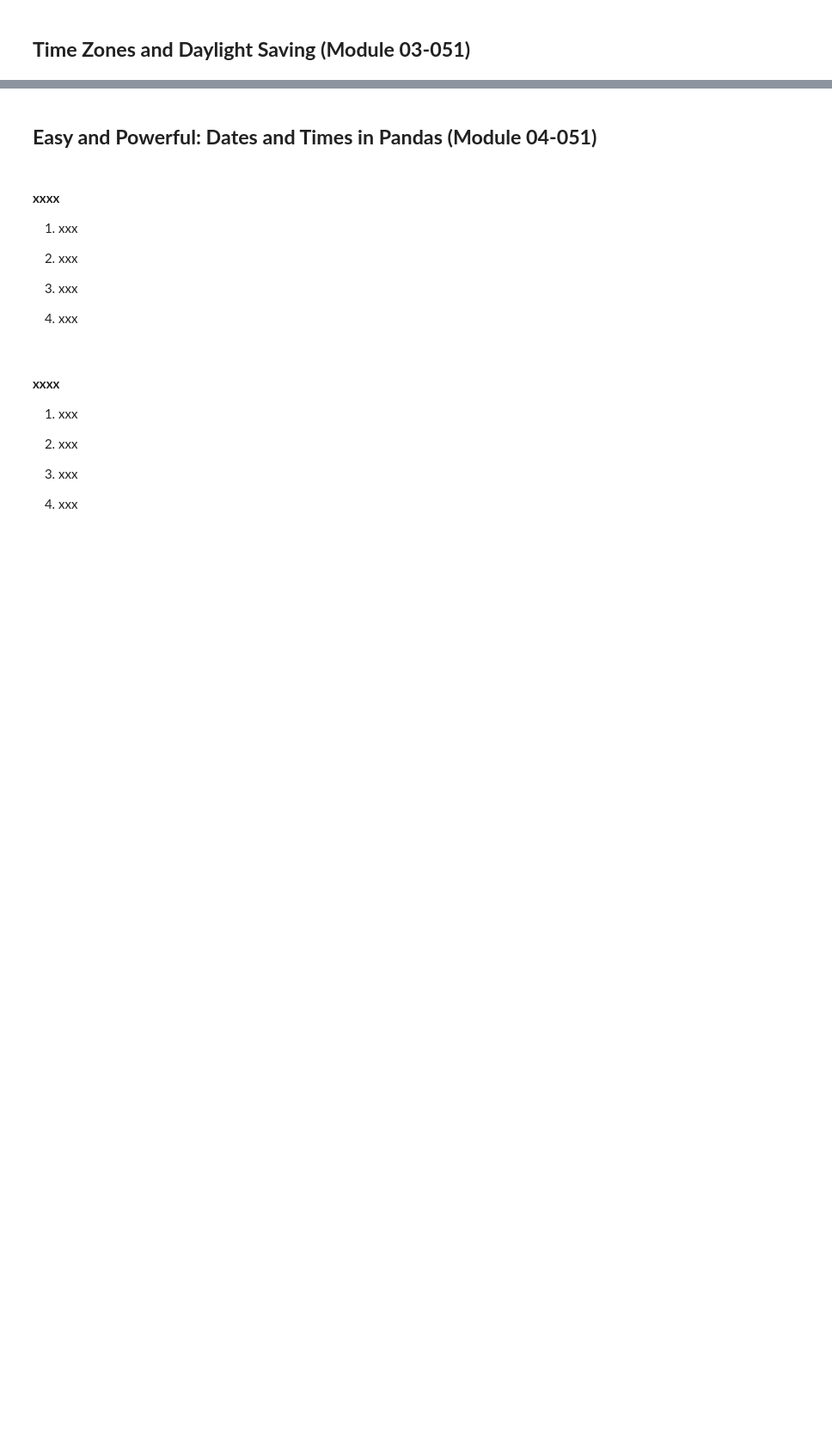
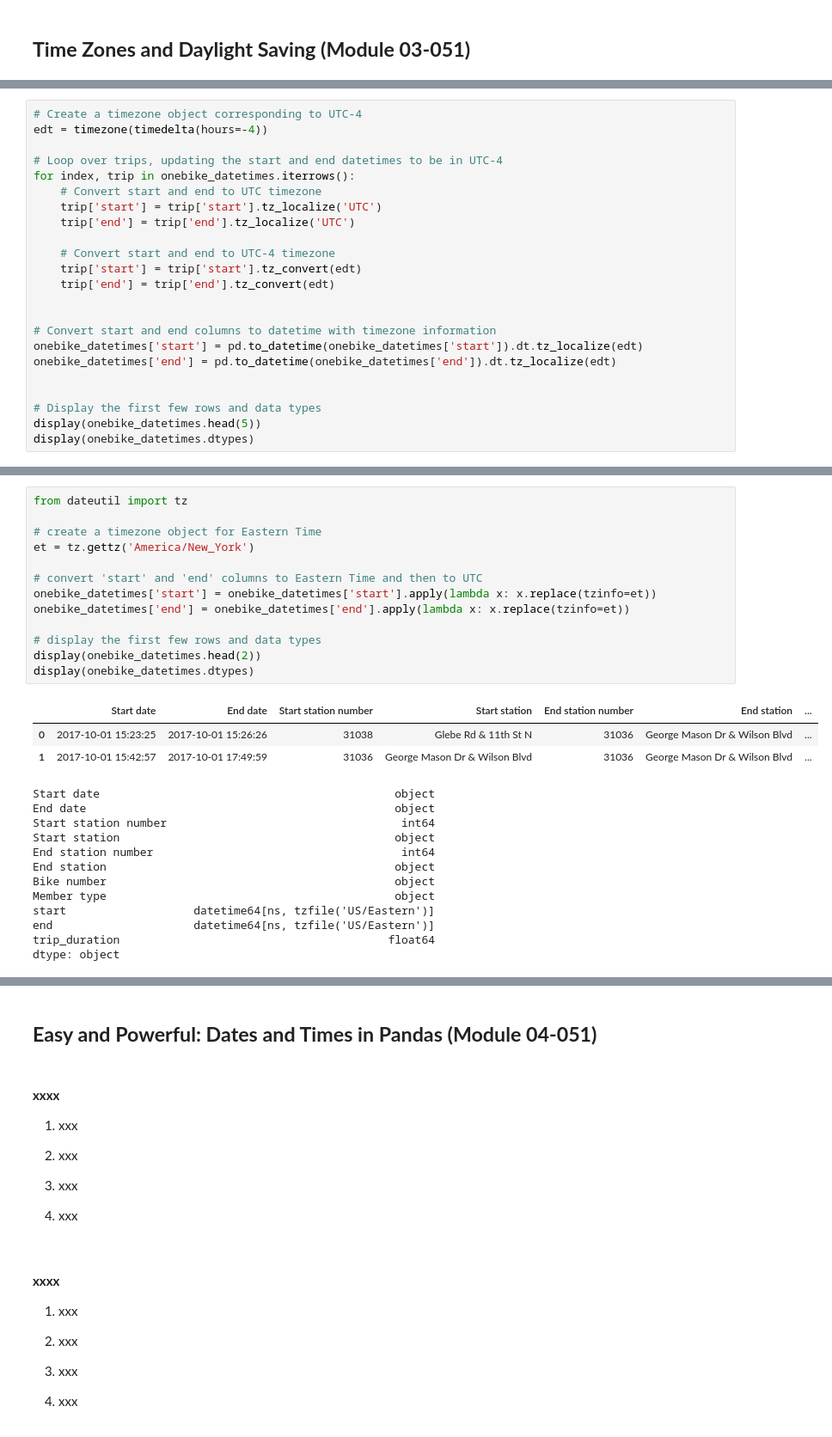
Before and after one commit to mcabas/Datacamp_Notebook, a Jupyter notebook: DataCamp.Course_051_Working with Dates and Times in Python.ipynb, the cells around one changed output, grey strips where cells are left out. Shown at 86% size. Drawn from its saved outputs; the diff is of its cells as text; blank space fills up the shorter version.

```diff
--- a/DataCamp.Course_051_Working with Dates and Times in Python.ipynb
+++ b/DataCamp.Course_051_Working with Dates and Times in Python.ipynb
@@ -939,0 +1236,23 @@ display(dts)
+# %%
+# Create a timezone object corresponding to UTC-4
+edt = timezone(timedelta(hours=-4))
+
+# Loop over trips, updating the start and end datetimes to be in UTC-4
+for index, trip in onebike_datetimes.iterrows():
+    # Convert start and end to UTC timezone
+    trip['start'] = trip['start'].tz_localize('UTC')
+    trip['end'] = trip['end'].tz_localize('UTC')
+
+    # Convert start and end to UTC-4 timezone
+    trip['start'] = trip['start'].tz_convert(edt)
+    trip['end'] = trip['end'].tz_convert(edt)
+
+
+# Convert start and end columns to datetime with timezone information
+onebike_datetimes['start'] = pd.to_datetime(onebike_datetimes['start']).dt.tz_localize(edt)
+onebike_datetimes['end'] = pd.to_datetime(onebike_datetimes['end']).dt.tz_localize(edt)
+
+
+# Display the first few rows and data types
+display(onebike_datetimes.head(5))
+display(onebike_datetimes.dtypes)
@@ -939,0 +1406,29 @@ display(dts)
+# %%
+from dateutil import tz
+
+# create a timezone object for Eastern Time
+et = tz.gettz('America/New_York')
+
+# convert 'start' and 'end' columns to Eastern Time and then to UTC
+onebike_datetimes['start'] = onebike_datetimes['start'].apply(lambda x: x.replace(tzinfo=et))
+onebike_datetimes['end'] = onebike_datetimes['end'].apply(lambda x: x.replace(tzinfo=et))
+
+# display the first few rows and data types
+display(onebike_datetimes.head(2))
+display(onebike_datetimes.dtypes)
+# %% [output]
+|  | Start date | End date | Start station number | Start station | End station number | End station | ... |
+| 0 | 2017-10-01 15:23:25 | 2017-10-01 15:26:26 | 31038 | Glebe Rd & 11th St N | 31036 | George Mason Dr & Wilson Blvd | ... |
+| 1 | 2017-10-01 15:42:57 | 2017-10-01 17:49:59 | 31036 | George Mason Dr & Wilson Blvd | 31036 | George Mason Dr & Wilson Blvd | ... |
+Start date                                            object
+End date                                              object
+Start station number                                   int64
+Start station                                         object
+End station number                                     int64
+End station                                           object
+Bike number                                           object
+Member type                                           object
+start                   datetime64[ns, tzfile('US/Eastern')]
+end                     datetime64[ns, tzfile('US/Eastern')]
+trip_duration                                        float64
+dtype: object
```
Also changed, not shown: parts of 31 cells of this notebook.
